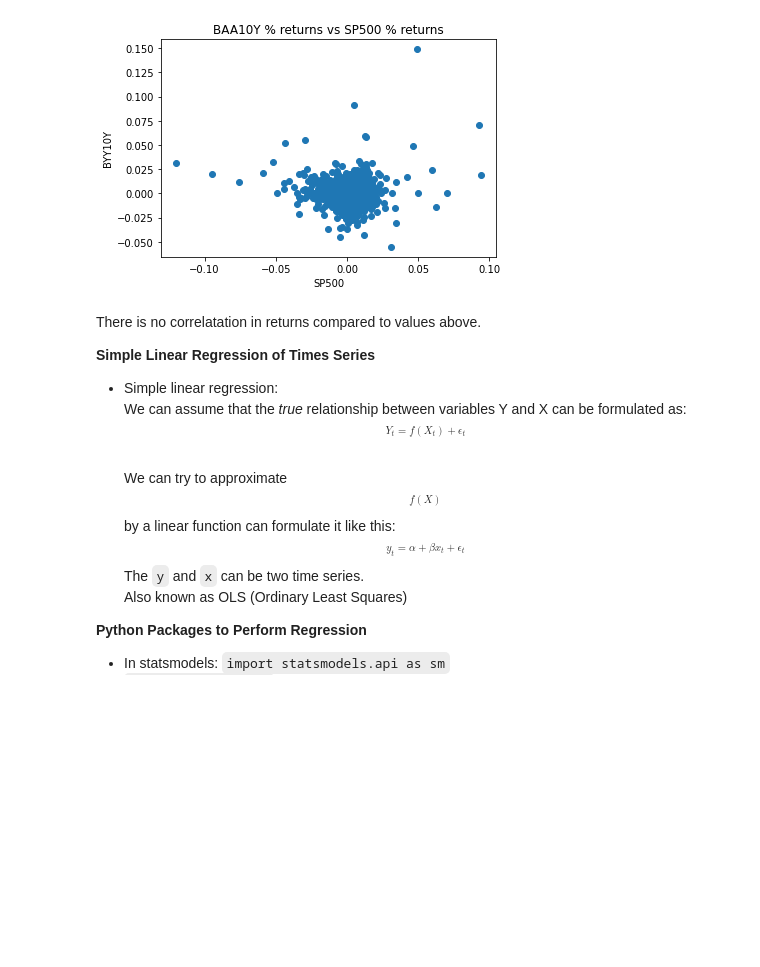
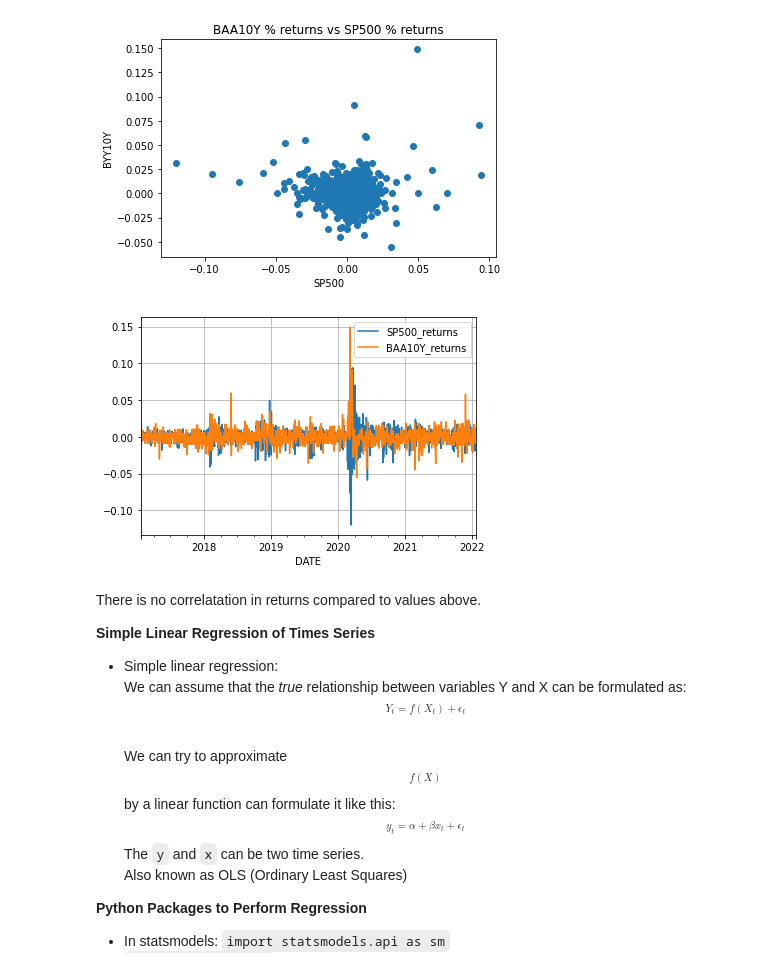
Before and after one commit to flyin01/dc, a Jupyter notebook: time_series_analysis.ipynb, the cells around one changed output. Cells and saved outputs as stored; diff of their text form; code cells hidden in the pictures; blank space fills up the shorter version.

```diff
--- a/time_series_analysis.ipynb
+++ b/time_series_analysis.ipynb
@@ -263,6 +268,14 @@ plt.show()
 # %% [output]
 Correlation of returns: 0.013730340983812348
 [figure]
+# %%
+# plot the daily returns of both series over time
+returns['SP500'].plot(grid=True)
+returns['BAA10Y'].plot(grid=True)
+plt.legend(['SP500_returns', 'BAA10Y_returns'])
+plt.show()
+# %% [output]
+[figure, added]
 # %% [markdown]
 There is no correlatation in returns compared to values above.
 
```
Also changed, not shown: parts of 16 cells of this notebook.
